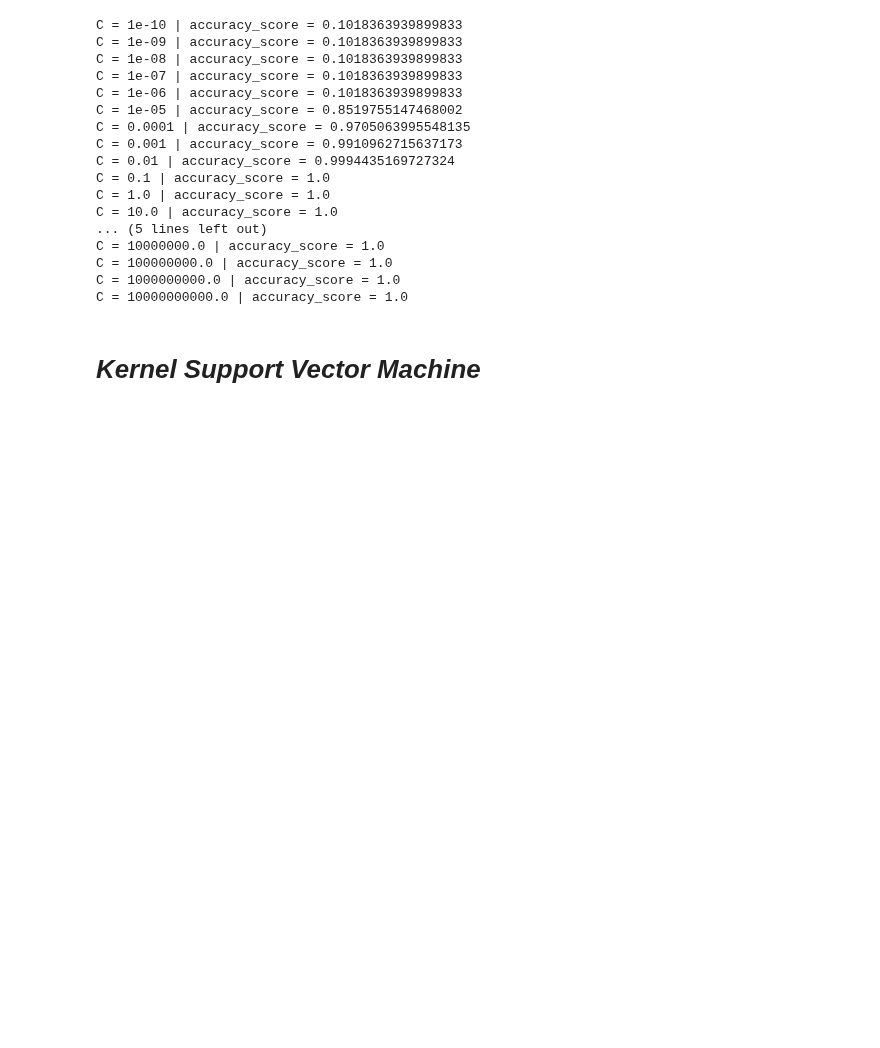
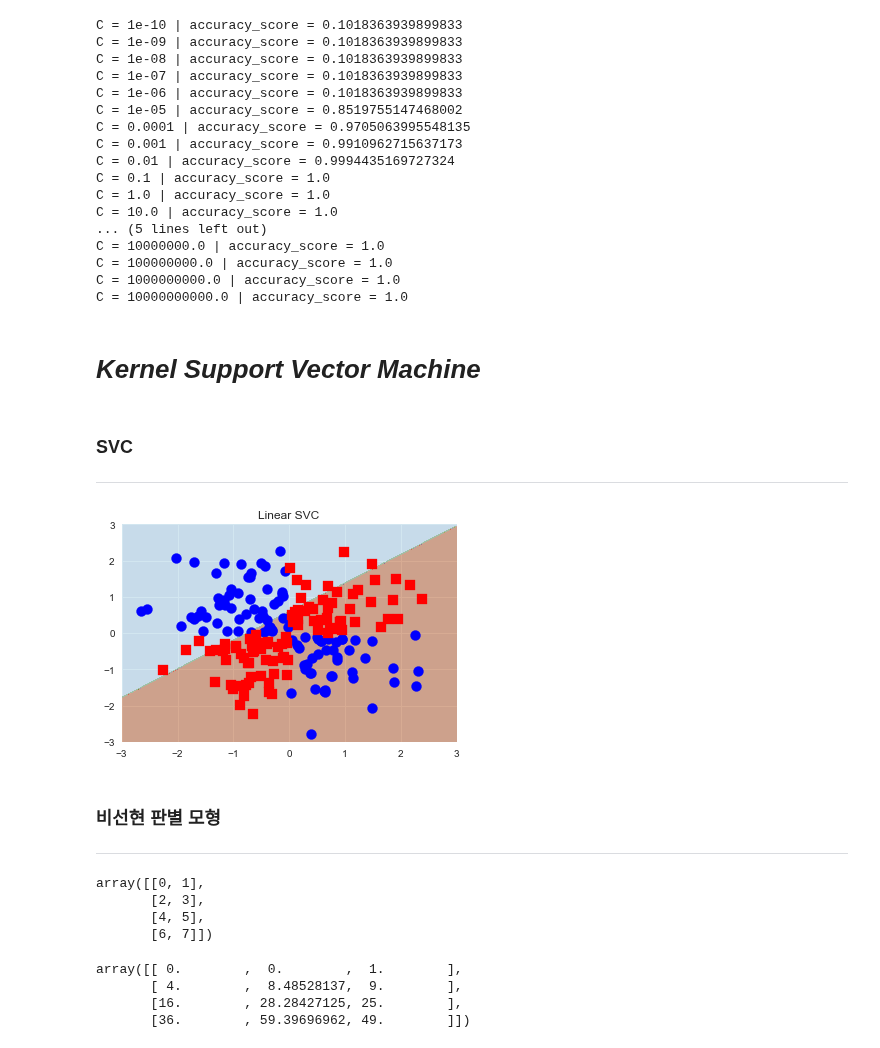
Before and after one commit to seokyeongheo/TIL, a Jupyter notebook: 04_classification/11_Support_Vector_Machine.ipynb, the cells around one changed output. Cells and saved outputs as stored; diff of their text form; code cells hidden in the pictures; blank space fills up the shorter version.

```diff
--- a/04_classification/11_Support_Vector_Machine.ipynb
+++ b/04_classification/11_Support_Vector_Machine.ipynb
@@ -335,3 +335,37 @@ C = 1000000000.0 | accuracy_score = 1.0
 C = 10000000000.0 | accuracy_score = 1.0
 # %% [markdown]
 # _Kernel Support Vector Machine_
+# %%
+# plot_xor 함수 선언
+
+def plot_xor(X, y, model, title, xmin=-3, xmax=3, ymin=-3, ymax=3):
+    XX, YY = np.meshgrid(np.arange(xmin, xmax, (xmax-xmin)/1000), np.arange(ymin, ymax, (ymax-ymin)/1000))
+    ZZ = np.reshape(model.predict(np.array([XX.ravel(), YY.ravel()]).T), XX.shape)
+    plt.contourf(XX, YY, ZZ, cmap=mpl.cm.Paired_r, alpha=0.5)
+    plt.scatter(X[y== 1, 0], X[y== 1, 1], c='b', marker='o', label='+1', s=100)
+    plt.scatter(X[y==-1, 0], X[y==-1, 1], c='r', marker='s', label='-1', s=100)
+    plt.xlim(xmin, xmax)
+    plt.ylim(ymin, ymax)
+    plt.title(title)
+    plt.show()
+# %%
+# xor 변수 선언
+
+np.random.seed(0)
+X_xor = np.random.randn(200, 2)
+y_xor = np.logical_xor(X_xor[:, 0] > 0, X_xor[:, 1] > 0)
+y_xor = np.where(y_xor, 1, -1)
+# %% [markdown]
+### SVC
+- - -
+# %%
+from sklearn.svm import SVC
+
+svc = SVC(kernel='linear').fit(X_xor, y_xor)
+# %%
+plot_xor(X_xor, y_xor, svc, "Linear SVC")
+# %% [output]
+[figure, added]
+# %% [markdown]
+### 비선현 판별 모형
+- - -
@@ -337,0 +374,18 @@ C = 10000000000.0 | accuracy_score = 1.0
+# %%
+def basis(X):
+    return np.vstack([X[:, 0]**2, np.sqrt(2)*X[:, 0]*X[:, 1], X[:, 1]**2]).T
+
+X = np.arange(8).reshape(4, 2)
+X
+# %% [output]
+array([[0, 1],
+       [2, 3],
+       [4, 5],
+       [6, 7]])
+# %%
+FunctionTransformer(basis).fit_transform(X)
+# %% [output]
+array([[ 0.        ,  0.        ,  1.        ],
+       [ 4.        ,  8.48528137,  9.        ],
+       [16.        , 28.28427125, 25.        ],
+       [36.        , 59.39696962, 49.        ]])
```
Also changed, not shown: parts of 11 cells of this notebook.
